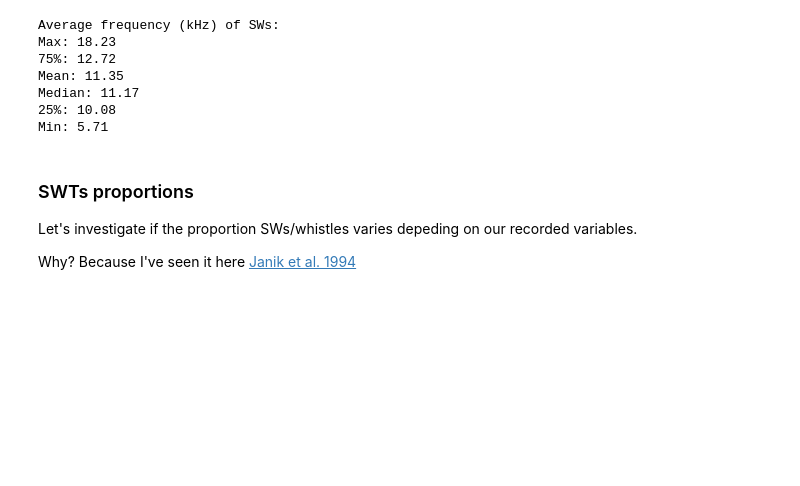
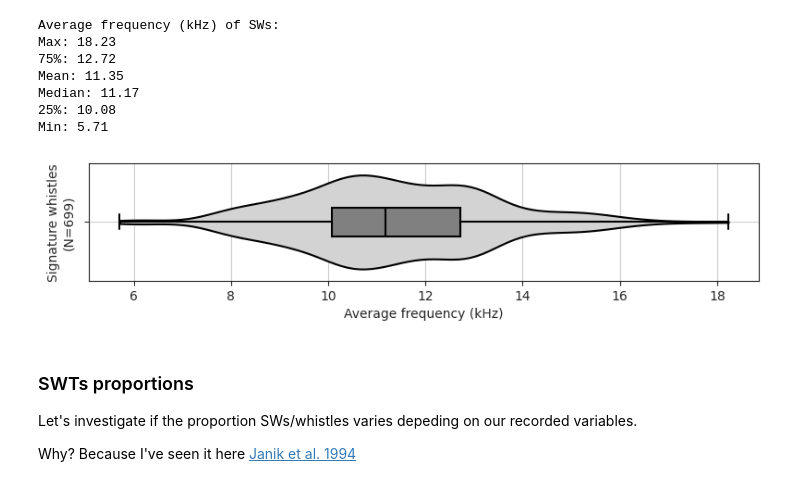
Before and after one commit to Loic-lhf/SIGWI, a Jupyter notebook: WCT_analysis.ipynb, the cells around one changed output. Saved outputs shown, nothing was run; the diff lists cells and outputs as text; code cells hidden in the pictures; blank space fills up the shorter version.

Commit message:
update figures

```diff
--- a/WCT_analysis.ipynb
+++ b/WCT_analysis.ipynb
@@ -547,6 +547,35 @@ Mean: 11.35
 Median: 11.17
 25%: 10.08
 Min: 5.71
+# %%
+sns.set_style("ticks")
+fig, ax = plt.subplots(1, 1, figsize=(8,2))
+# sns.violinplot(x=swt_average_freq,
+#                cut=0, linewidth=1, linecolor="k",
+#                inner_kws=dict(box_width=12, whis_width=2),
+#                ax=ax)
+
+
+ax = sns.violinplot(x=swt_average_freq,
+                    inner=None,
+                    cut=0, linewidth=1.5, linecolor="black",
+                    color="lightgray",
+                    ax=ax)
+sns.boxplot(x=swt_average_freq, fliersize=0, whis=(0, 100),
+            width=0.25, linewidth=1.5, linecolor="black",
+            color="gray",
+            boxprops={'zorder': 2}, ax=ax)
+
+ax.set_ylabel(f"Signature whistles\n(N={len(swt_average_freq)})")
+ax.set_xlabel("Average frequency (kHz)")
+ax.xaxis.grid(True)
+ax.yaxis.grid(True)
+plt.tight_layout()
+fig.savefig("/home/loic/Pictures/CDD/SWT_violinplot_freq.pdf")
+plt.show()
+sns.reset_orig()
+# %% [output]
+[figure, added]
 # %% [markdown]
 ### SWTs proportions
 
```
Also changed, not shown: parts of 1 cell of this notebook.
